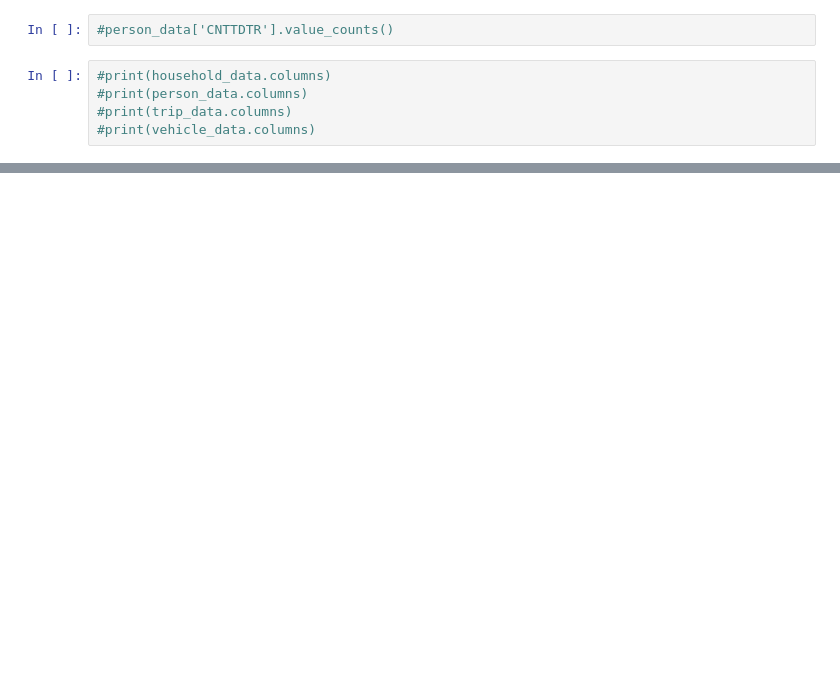
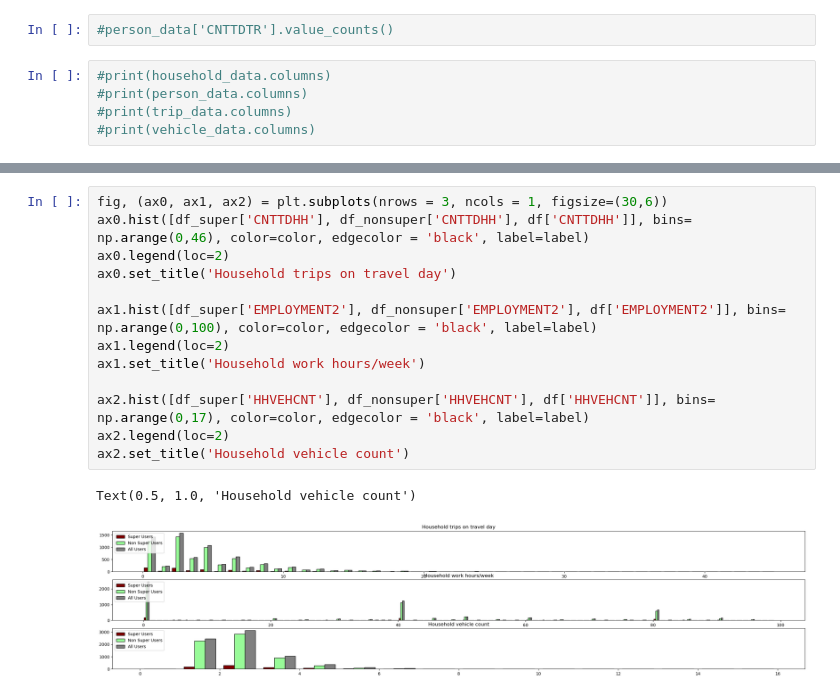
Before and after one commit to Jianwei-Gao/adsc_x_gm_team6, a Jupyter notebook: preprocessing.ipynb, the cells around one changed output, grey strips where cells are left out. Saved outputs shown, nothing was run; the diff lists cells and outputs as text; blank space fills up the shorter version.

```diff
--- a/preprocessing.ipynb
+++ b/preprocessing.ipynb
@@ -112,3 +166,19 @@ dtype: int64
+# %%
+fig, (ax0, ax1, ax2) = plt.subplots(nrows = 3, ncols = 1, figsize=(30,6))
+ax0.hist([df_super['CNTTDHH'], df_nonsuper['CNTTDHH'], df['CNTTDHH']], bins= np.arange(0,46), color=color, edgecolor = 'black', label=label)
+ax0.legend(loc=2)
+ax0.set_title('Household trips on travel day')
+
+ax1.hist([df_super['EMPLOYMENT2'], df_nonsuper['EMPLOYMENT2'], df['EMPLOYMENT2']], bins= np.arange(0,100), color=color, edgecolor = 'black', label=label)
+ax1.legend(loc=2)
+ax1.set_title('Household work hours/week')
+
+ax2.hist([df_super['HHVEHCNT'], df_nonsuper['HHVEHCNT'], df['HHVEHCNT']], bins= np.arange(0,17), color=color, edgecolor = 'black', label=label)
+ax2.legend(loc=2)
+ax2.set_title('Household vehicle count')
+# %% [output]
+Text(0.5, 1.0, 'Household vehicle count')
+[figure, added]
 # %%
 #standard scaling all numeric values
 num_col = person_col + ["GASUSGE", "WTHHFIN", "WTHHFIN5D",
```
Also changed, not shown: parts of 11 cells of this notebook, 3 other files.
